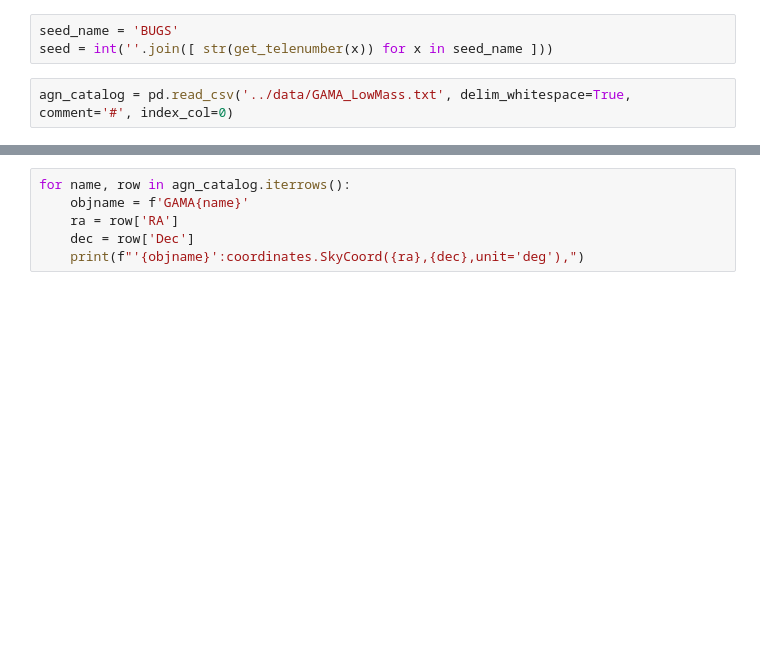
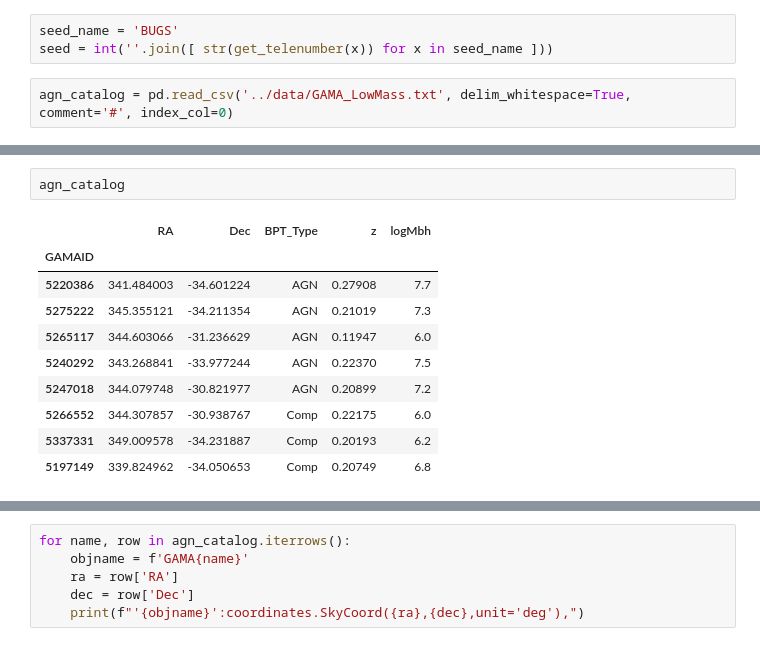
Before and after one commit to MerianSurvey/skipper, a Jupyter notebook: notebooks/AddMoreAGNBackup.ipynb, the cells around one changed output, grey strips where cells are left out. Cells and saved outputs as stored; diff of their text form; blank space fills up the shorter version.

```diff
--- a/notebooks/AddMoreAGNBackup.ipynb
+++ b/notebooks/AddMoreAGNBackup.ipynb
@@ -75,0 +102,13 @@ for agn_index in range(len(agn_catalog.index)):
+# %%
+agn_catalog
+# %% [output]
+|  | RA | Dec | BPT_Type | z | logMbh |
+| GAMAID |  |  |  |  |  |
+| 5220386 | 341.484003 | -34.601224 | AGN | 0.27908 | 7.7 |
+| 5275222 | 345.355121 | -34.211354 | AGN | 0.21019 | 7.3 |
+| 5265117 | 344.603066 | -31.236629 | AGN | 0.11947 | 6.0 |
+| 5240292 | 343.268841 | -33.977244 | AGN | 0.22370 | 7.5 |
+| 5247018 | 344.079748 | -30.821977 | AGN | 0.20899 | 7.2 |
+| 5266552 | 344.307857 | -30.938767 | Comp | 0.22175 | 6.0 |
+| 5337331 | 349.009578 | -34.231887 | Comp | 0.20193 | 6.2 |
+| 5197149 | 339.824962 | -34.050653 | Comp | 0.20749 | 6.8 |
```
Also changed, not shown: parts of 6 cells of this notebook, 18 other files.
